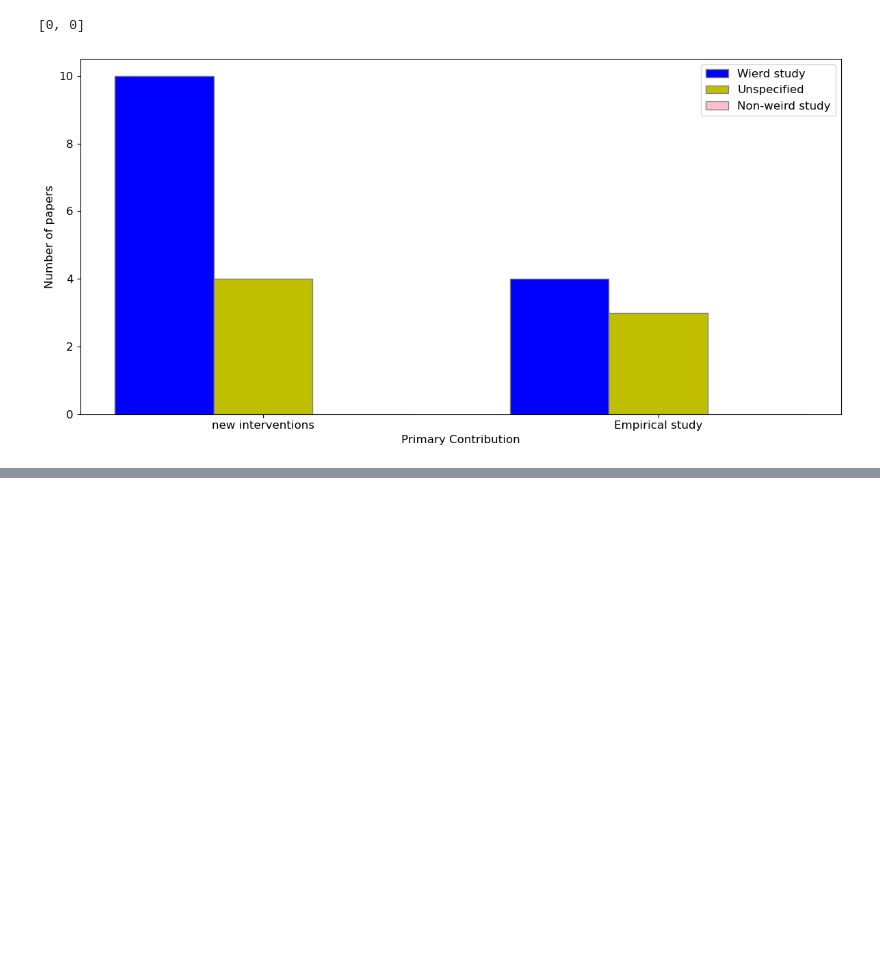
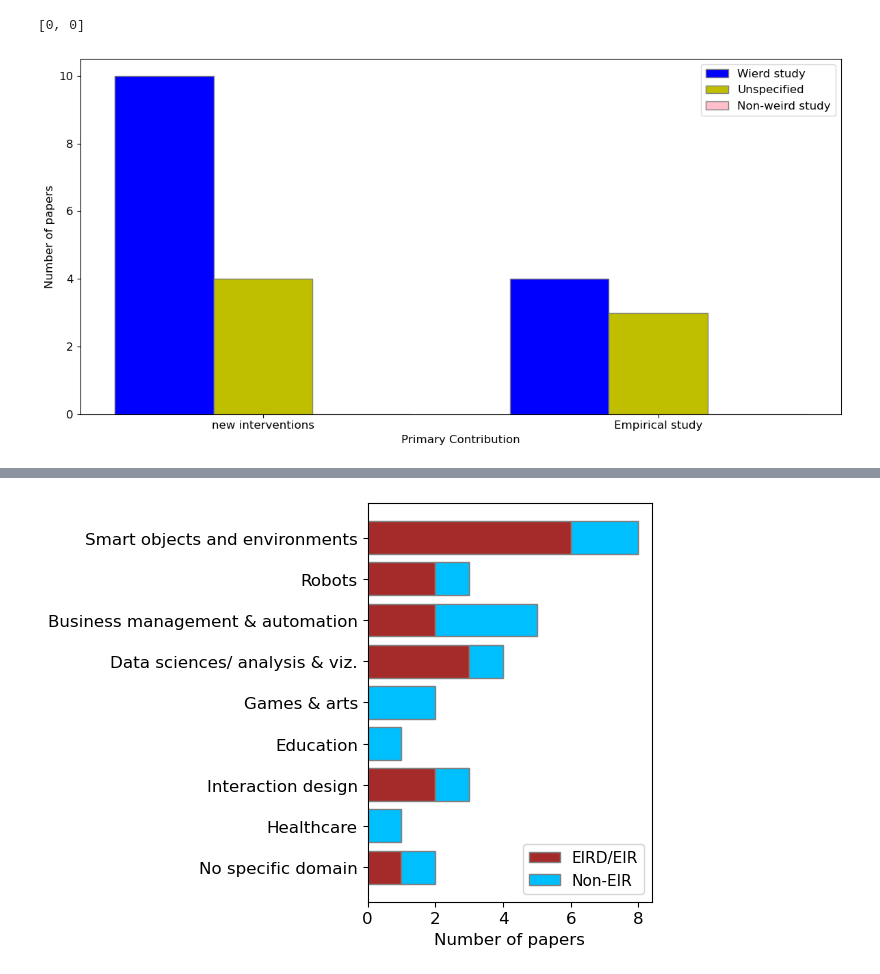
Before and after one commit to Aeyush10/HCI_WEIRD_Paper, a Jupyter notebook: papers_dataset.ipynb, the cells around one changed output, grey strips where cells are left out. Drawn from its saved outputs; the diff is of its cells as text; code cells hidden in the pictures; blank space fills up the shorter version.

```diff
--- a/papers_dataset.ipynb
+++ b/papers_dataset.ipynb
@@ -1003,0 +1012,87 @@ im.save("plots/author_demos_unspec.png")
+# %%
+domains = []
+for i in df1.index:
+    onedom = df1[domain][i].split(",")
+    for j in onedom:
+        #j = str(j).lower()
+        j = j.strip()
+        domains.append(j)
+ndom = {}
+domlist = np.unique(np.array(domains))
+for i in domlist:
+    ndom[i] = 0
+for i in df1.index:
+    onedom = df1[domain][i].split(",")
+    for j in onedom:
+        #j = str(j).lower()
+        j = j.strip()
+        ndom[j] += 1
+#print(ndom)
+ndom = sorted(ndom.items(), key=lambda x: x[1])
+#print(ndom)
+finaldom = {}
+for i in ndom:
+    finaldom[i[0]] = i[1]
+#print(finaldom)
+
+ae = {} #eird author
+ane = {} #non-eird author
+for i in finaldom.keys():
+    ae[i] = 0
+    ane[i] = 0
+for i in df1.index:
+    onedom = df1[domain][i].split(",")
+    for j in onedom:
+        j = str(j).lower()
+        j = j.strip()
+        if (str(df1[eird][i]).lower() == 'yes'):
+                ae[j] += 1
+        if (str(df1[eird][i]).lower() == 'no'):
+                ane[j] += 1
+
+print(ane,ae)
+
+caplist = []
+for s in list(finaldom.keys()):
+    if s == 'ar/vr':
+        caplist.append('AR/VR')
+        continue
+    caplist.append(s[0].upper() + s[1:])
+print(caplist)
+
+del_ind = []
+for i in range(len(ae.values())):
+    if list(ae.values())[i] == 0 and list(ane.values())[i] == 0:
+        del_ind.append(i)
+
+del_keys = []
+for i in del_ind:
+    del_keys.append(list(ae.keys())[i])
+print(del_keys)
+for key in del_keys:
+    del ae[key]
+    del ane[key]
+
+print(sum(list(ae.values())))
+print(sum(list(ane.values())))
+
+caplist = []
+for s in list(ae.keys()):
+    if s == 'ar/vr':
+        caplist.append('AR/VR')
+        continue
+    caplist.append(s[0].upper() + s[1:])
+print(caplist)
+
+from operator import add
+plt.rcParams["figure.autolayout"] = True
+b1 = plt.barh(caplist, list(ae.values()), edgecolor ='grey', color="brown")
+b2 = plt.barh(caplist, list(ane.values()), left=list(ae.values()), edgecolor ='grey', color="deepskyblue")
+#b3 = plt.barh(caplist, list(acomb.values()), left=list(map(add, list(anw.values()), list(aw.values()))), edgecolor ='grey', color="khaki")
+#plt.xlim(0, 70)
+plt.legend([b1, b2, b3], ["EIRD/EIR", "Non-EIR"], loc="best", fontsize = 11)
+plt.xlabel('Number of papers')
+#plt.title('Primary Contribution')
+plt.savefig('plots/eird_author_demo_per_domain.png')
+plt.show()
+# %% [output]
@@ -1003,0 +1105 @@ im.save("plots/author_demos_unspec.png")
+[figure, added]
```
Also changed, not shown: parts of 8 cells of this notebook, 9 other files.
